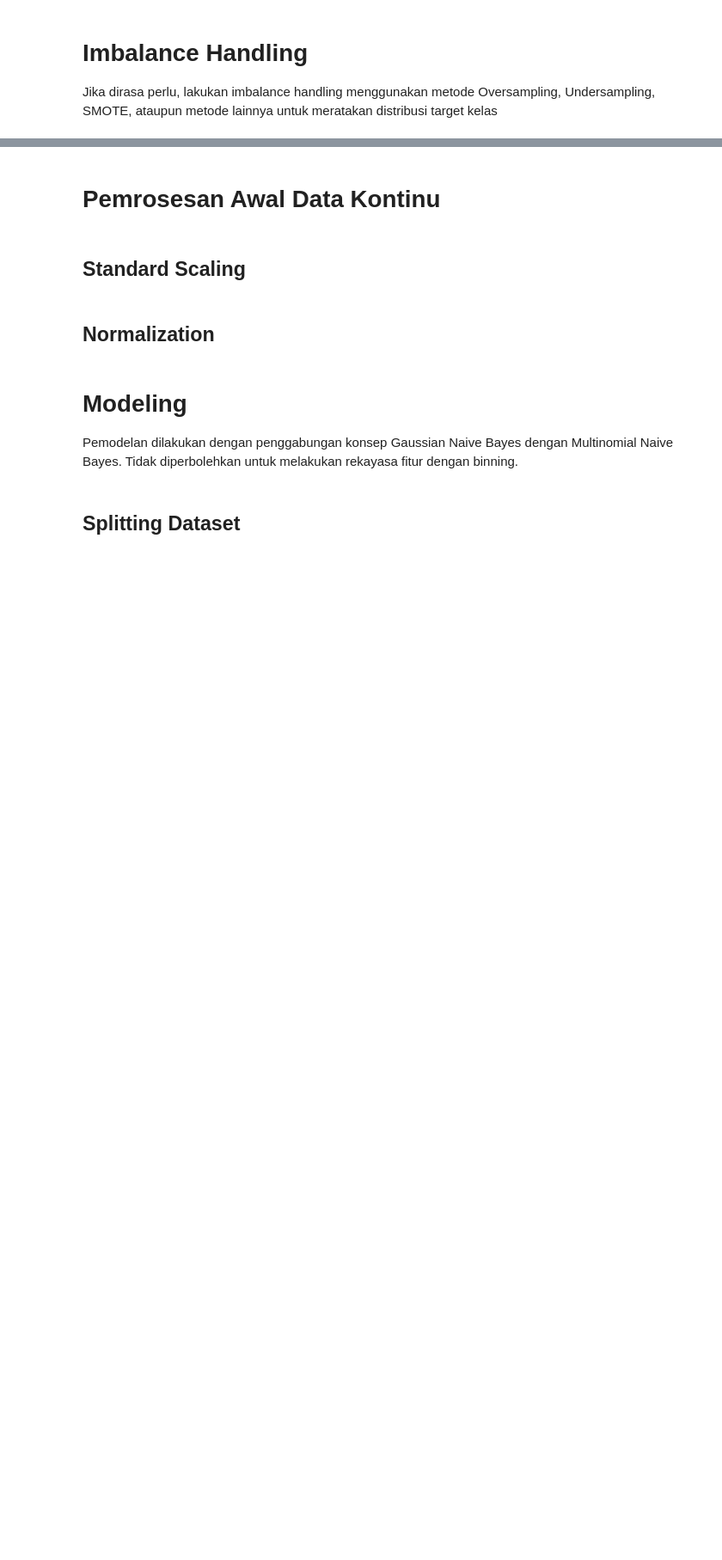
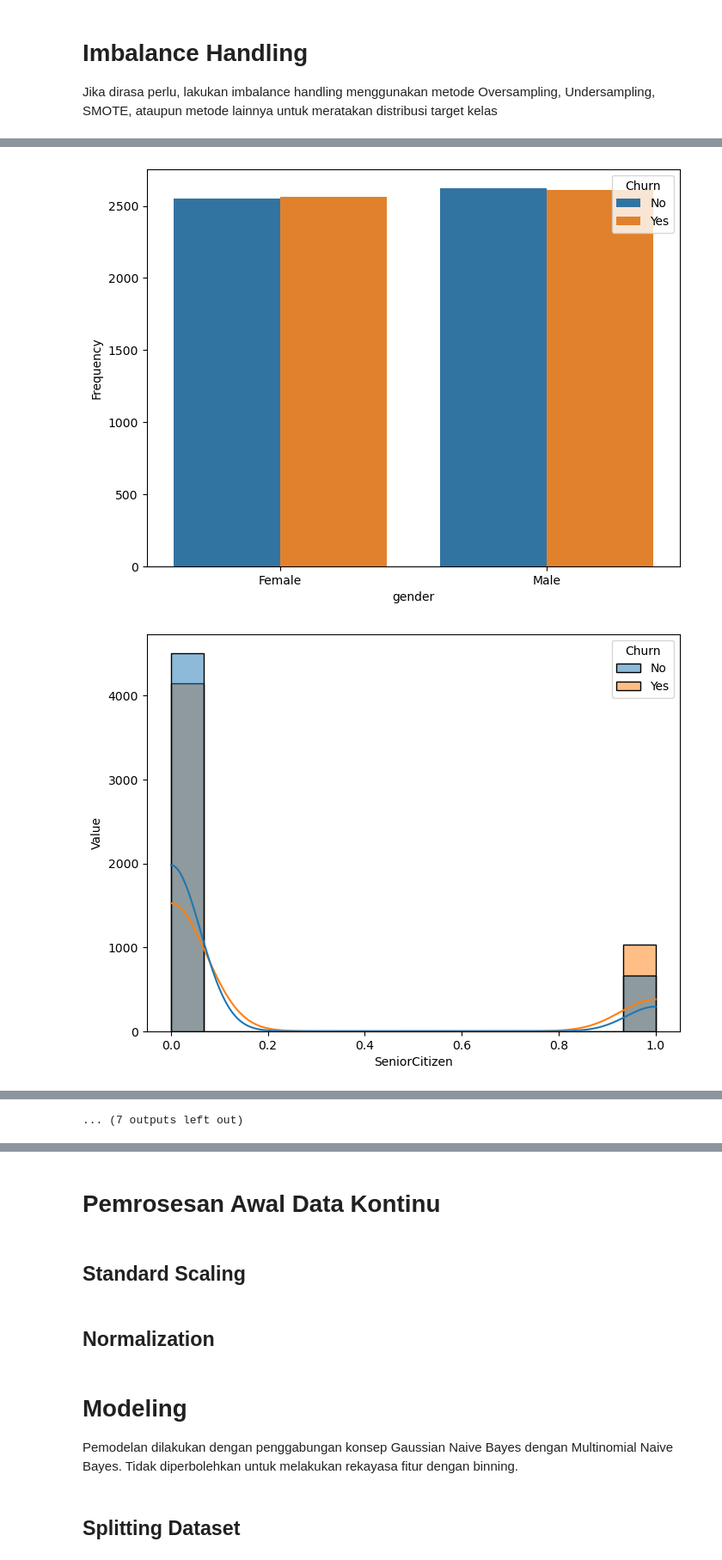
Before and after one commit to rayhanegar/Code-PPM, a Jupyter notebook: UTP_PPM_2024-main/UTP_NB_225150201111014_RAYHAN EGAR.ipynb, the cells around one changed output, grey strips where cells are left out. Shown at 86% size. Saved outputs shown, nothing was run; the diff lists cells and outputs as text; code cells hidden in the pictures; blank space fills up the shorter version.

```diff
--- a/UTP_PPM_2024-main/UTP_NB_225150201111014_RAYHAN EGAR.ipynb
+++ b/UTP_PPM_2024-main/UTP_NB_225150201111014_RAYHAN EGAR.ipynb
@@ -62,0 +127,9 @@ from imblearn.under_sampling import RandomUnderSampler
+# %%
+from sklearn.impute import SimpleImputer
+
+df['TotalCharges'] = pd.to_numeric(df['TotalCharges'], errors='coerce')
+imputer = SimpleImputer(strategy='mean')
+df['TotalCharges'] = imputer.fit_transform(df[['TotalCharges']])
+# %%
+y_df = df['Churn']
+X_df = df.drop(columns=['Churn'])
@@ -62,0 +155,5 @@ from imblearn.under_sampling import RandomUnderSampler
+# %%
+X_resampled_df = pd.DataFrame(X_resampled)
+y_resampled_df = pd.DataFrame(y_resampled)
+df_resampled = pd.concat([X_resampled_df, y_resampled_df], axis=1)
+df_resampled.head()
@@ -62,0 +167,5 @@ from imblearn.under_sampling import RandomUnderSampler
+# %%
+plot_distribusi(df_resampled, df_resampled.columns[:-1], df_resampled.columns[-1])
+# %% [output]
+[figure, added]
+[figure, added]
@@ -62,0 +182 @@ from imblearn.under_sampling import RandomUnderSampler
+... (7 outputs left out)
```
Also changed, not shown: parts of 37 cells of this notebook, 2 other files.
